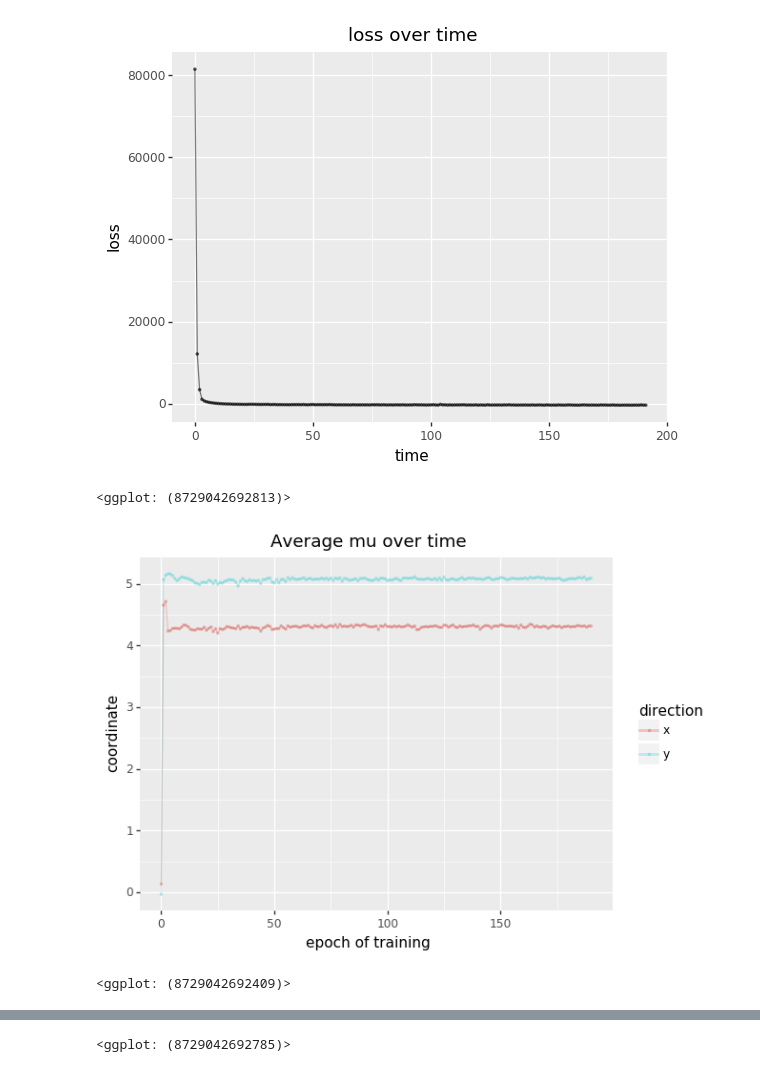
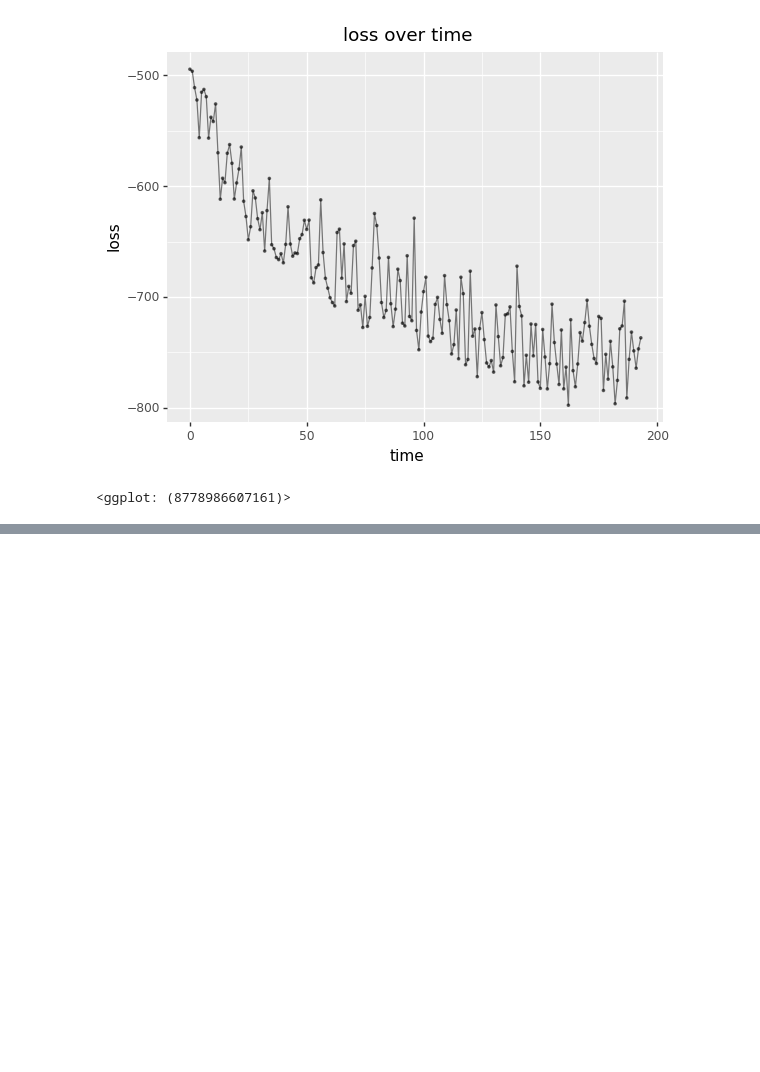
Before and after one commit to tepzhang/plinko_nn, a Jupyter notebook: scripts/train_gru_jinxiao.ipynb, the cells around one changed output, grey strips where cells are left out. Saved outputs shown, nothing was run; the diff lists cells and outputs as text; code cells hidden in the pictures; blank space fills up the shorter version.

```diff
--- a/scripts/train_gru_jinxiao.ipynb
+++ b/scripts/train_gru_jinxiao.ipynb
@@ -201,10 +249,8 @@ GRUPredictor_mu(
 # %%
 # print(losses)
 plinko_plot.plot_losses(losses)
-plinko_plot.plot_mu_over_time(mu_overtime)
-plinko_plot.plot_variance_over_time(sigma_overtime)
+# plinko_plot.plot_mu_over_time(mu_overtime)
+# plinko_plot.plot_variance_over_time(sigma_overtime)
 # %% [output]
-[figure, old version]
+[figure, new version]
-<ggplot: (8729042692813)>
+<ggplot: (8778986607161)>
-[figure, removed]
-<ggplot: (8729042692409)>
@@ -212,4 +257,3 @@ plinko_plot.plot_variance_over_time(sigma_overtime)
-<ggplot: (8729042692785)>
 # %%
 for t in range(len(mu_overtime)):
     if t %10 == 0:
```
Also changed, not shown: parts of 12 cells of this notebook, 5 other files.
